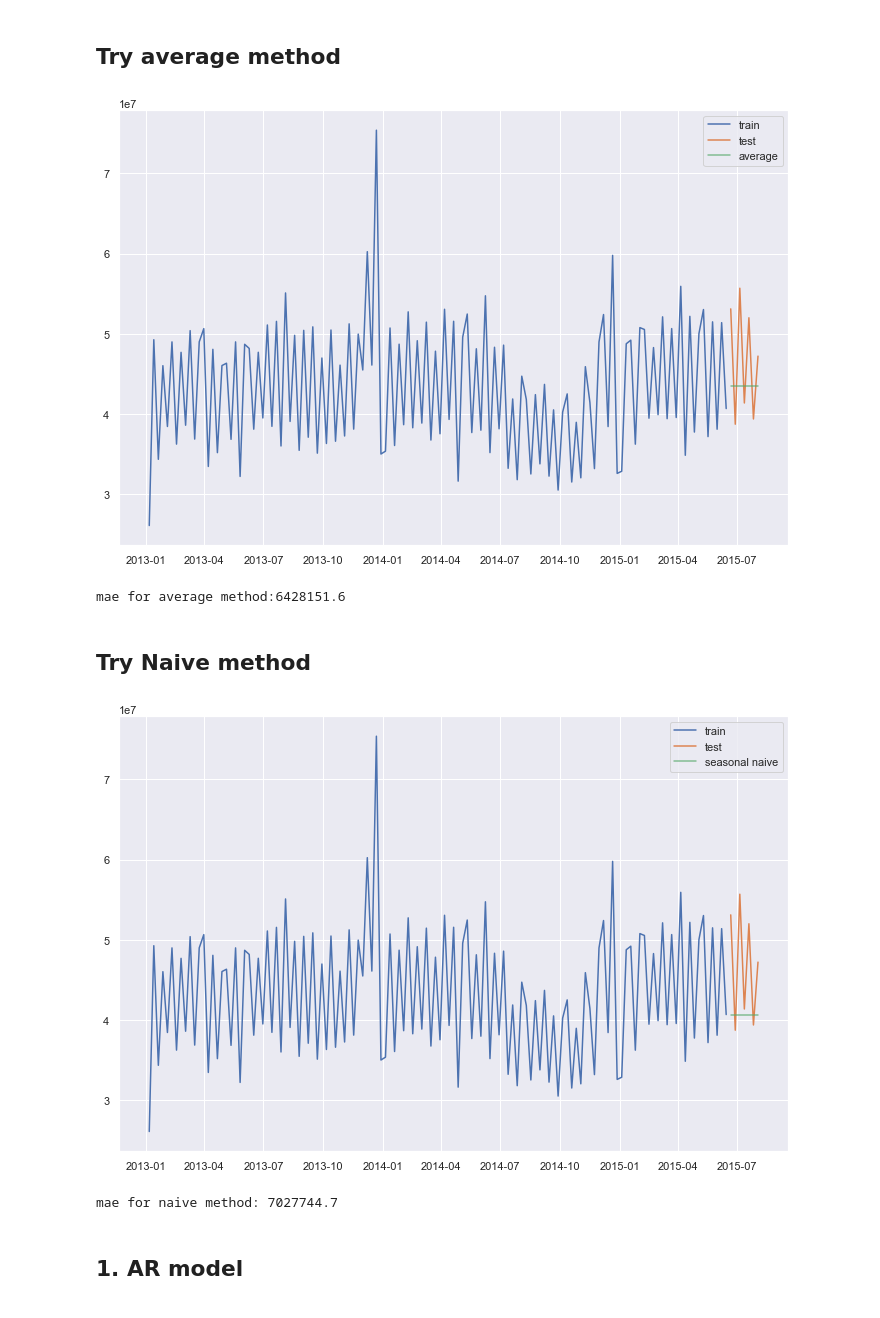
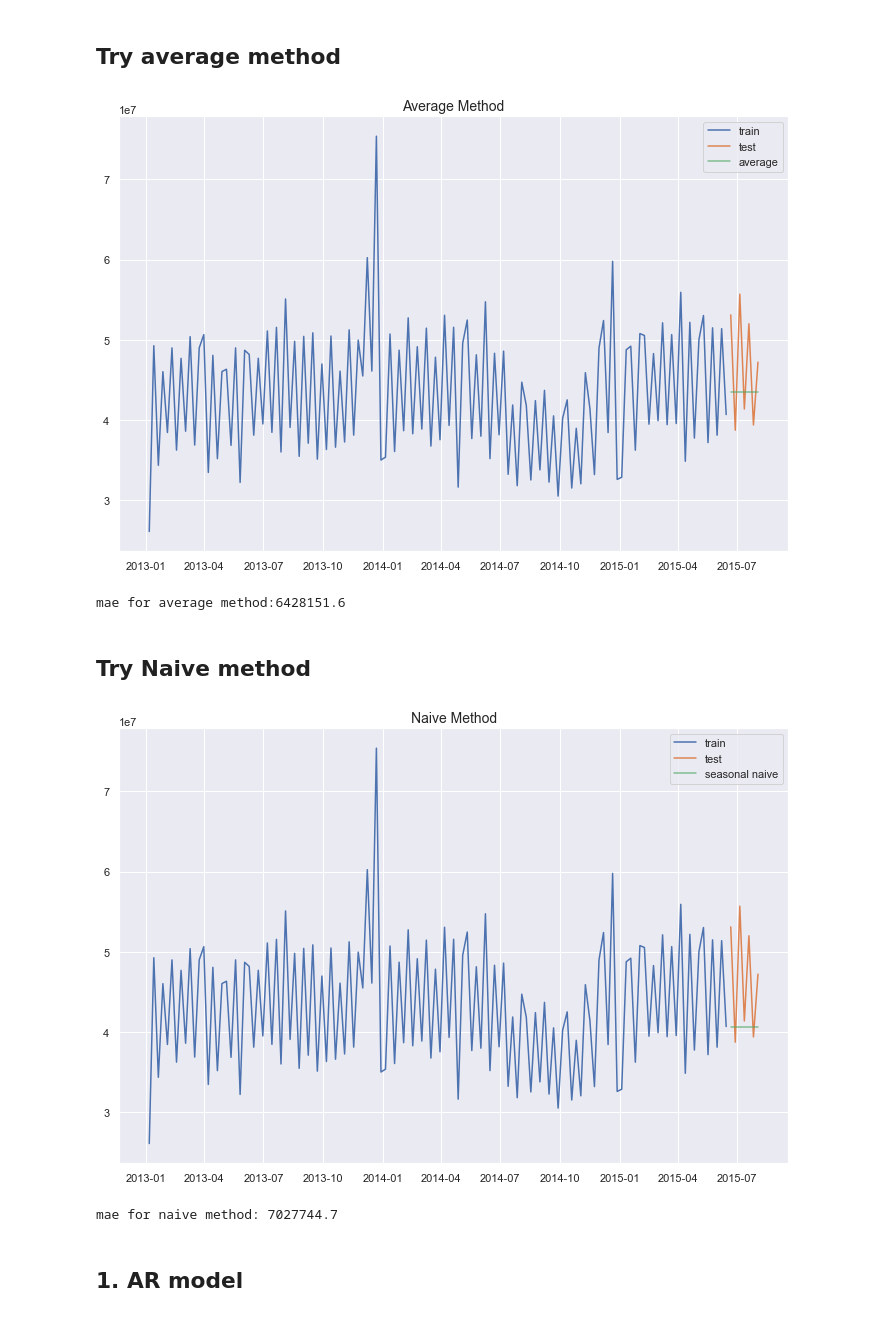
Before and after one commit to yoyo6022/covid-19, a Jupyter notebook: Notebook/Modeling.ipynb, the cells around one changed output. Cells and saved outputs as stored; diff of their text form; code cells hidden in the pictures.

```diff
--- a/Notebook/Modeling.ipynb
+++ b/Notebook/Modeling.ipynb
@@ -247,19 +247,20 @@ from sklearn.metrics import r2_score
 # %%
 average = np.full((7,),weeklytotalsales.mean())
 true_values = test.values
 mae = mean_absolute_error(true_values, average)
 
 plt.plot(train,label='train')
 # predict last 6 month (27 weeks)
 plt.plot(test, label='test')
 plt.plot(test.index, average, alpha=0.7, label='average')
 
+plt.title('Average Method', fontsize=14)
 plt.legend()
 plt.show()
 
 print('mae for average method:{0:.1f}'.format(mae))
 # %% [output]
-[figure, old version]
+[figure, new version]
 mae for average method:6428151.6
 # %% [markdown]
 ## Try Naive method
@@ -273,10 +274,11 @@ plt.plot(test, label='test')
 plt.plot(test.index, naive,alpha=0.7, label='seasonal naive')
 
 plt.legend()
+plt.title('Naive Method', fontsize=14)
 plt.show()
 print('mae for naive method: {0:.1f}'.format(mae))
 # %% [output]
-[figure, old version]
+[figure, new version]
 mae for naive method: 7027744.7
 # %% [markdown]
 ## 1. AR model
```
Also changed, not shown: parts of 6 cells of this notebook.
